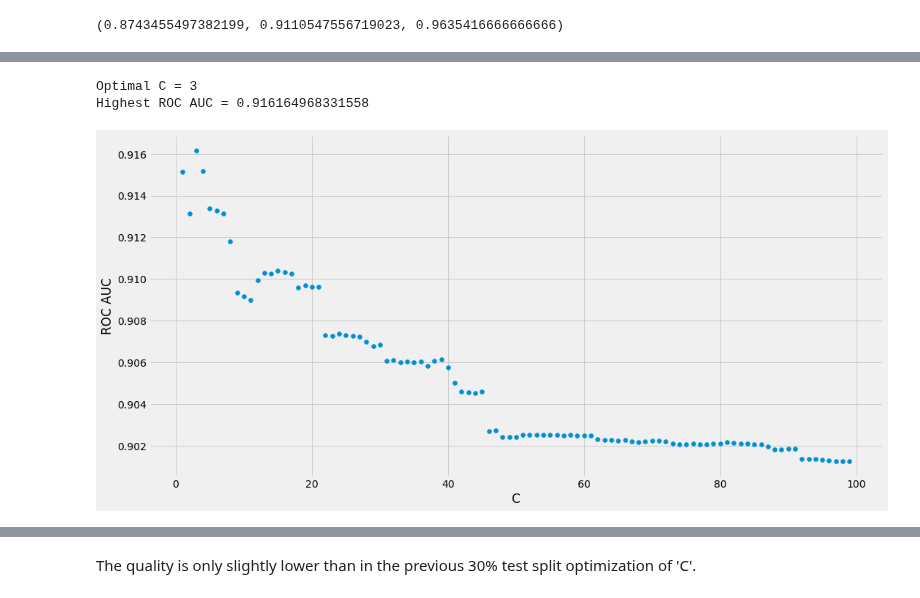
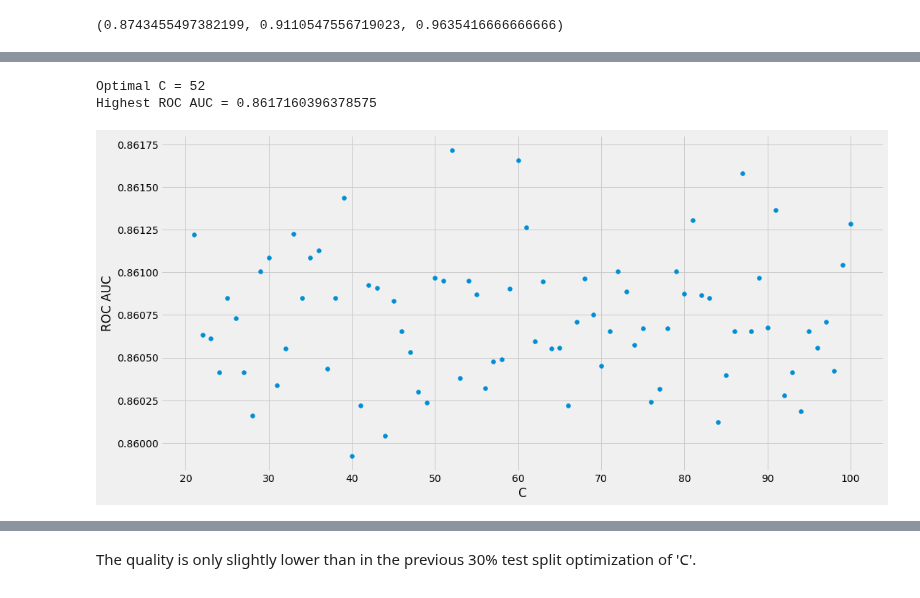
Before and after one commit to ysereda/Springboard, a Jupyter notebook: Capstone2_CustomerChurn.ipynb, the cells around one changed output, grey strips where cells are left out. Drawn from its saved outputs; the diff is of its cells as text; code cells hidden in the pictures.

```diff
--- a/Capstone2_CustomerChurn.ipynb
+++ b/Capstone2_CustomerChurn.ipynb
@@ -1989,0 +2610,12 @@ def opt_C_accuracy(Cmin,Cmax,Cstep):
+# %%
+Rocauc = pd.read_csv('data/LR_C.csv') #read
+idx_opt = np.argmax(Rocauc['ROC AUC'])
+C_opt = round(Rocauc['C'].iloc[idx_opt],4)
+print('Optimal C =', C_opt)
+rocauc_opt = round(Rocauc['ROC AUC'].iloc[idx_opt],5)
+print('Highest ROC AUC =',rocauc_opt)
+
+fig, axs = plt.subplots(figsize = (16,8))
+plt.scatter(Rocauc['C'],Rocauc['ROC AUC']);
+plt.xlabel('C');
+plt.ylabel('ROC AUC');
@@ -2010,7 +2699,7 @@ Highest accuracy = 0.9094076655052264
 # %%
 print('Optimized C in Logistic Regression with 30% test split:')
-C_opt = 1.55
-lr_C = LogisticRegression(C=C_opt, random_state=0, max_iter=3000).fit(X_train, y_train) # Create and train model using training set
+C_opt = 3.644
+lr_C = LogisticRegression(C=C_opt, random_state=0, max_iter=8000).fit(X_train, y_train) # Create and train model using training set
 pred_C = lr_C.predict(X_test) # predicted values
 tn,fp,fn,tp = confusion_matrix_plot(y_test, pred_C)
 metrics(X_test, y_test, lr_C, tn,fp,fn,tp)
@@ -2046,7 +2737,7 @@ A more reliable way of validating the model and optimizing its parameters is by
 # %%
 from sklearn.model_selection import cross_val_score
 print("Example of cross-validation:")
-lr_cv = LogisticRegression(random_state=0) #solver='liblinear'
+lr_cv = LogisticRegression(random_state=0, max_iter=10000) #solver='liblinear'
 scores = cross_val_score(lr_cv, X, y, cv=10) #X_train, y_train
 print('Cross-Validation Accuracy Scores', scores)
 scores.min(), scores.mean(), scores.max()
@@ -2058,10 +2749,11 @@ Cross-Validation Accuracy Scores [0.96354167 0.921875   0.91099476 0.91623037 0.
 # %%
 def optCV_C_rocauc(Cmin,Cmax,Cstep, solver='lbfgs'):
     '''Optimize regularization parameter C by maximizing accuracy in Logistic Regression with 10-fold Cross-Validation.'''
+    global rocauc
     rocauc = pd.DataFrame({'C':[],'ROC AUC':[]})
     rocauc_opt = 0
     for C in np.arange(Cmin, Cmax+Cstep, Cstep):
-        lr_cv = LogisticRegression(C=C, solver=solver, random_state=0, max_iter=3000).fit(X_train, y_train)
+        lr_cv = LogisticRegression(C=C, solver=solver, random_state=0, max_iter=8000).fit(X_train, y_train)
         metric = np.mean(cross_val_score(lr_cv, X, y, scoring='roc_auc', cv=10)) # accuracies of cv cross-validations
         rocauc = rocauc.append({'C':C,'ROC AUC':metric}, ignore_index=True)
         if rocauc_opt < metric:
@@ -2077,10 +2769,11 @@ def optCV_C_rocauc(Cmin,Cmax,Cstep, solver='lbfgs'):
 
 def optCV_C_accuracy(Cmin,Cmax,Cstep, solver='lbfgs'):
     '''Optimize regularization parameter C in Logistic Regression with 10-fold Cross-Validation'''
+    global accuracy
     accuracy = pd.DataFrame({'C':[],'Accuracy':[]})
     acc_opt = 0
     for C in np.arange(Cmin, Cmax+Cstep, Cstep):
-        log_reg_cv = LogisticRegression(C=C, solver=solver, max_iter=3000, random_state=0) #liblinear
+        log_reg_cv = LogisticRegression(C=C, solver=solver, max_iter=8000, random_state=0) #liblinear
         scores = cross_val_score(log_reg_cv, X, y, cv=10) # accuracies of cv cross-validations
         acc = scores.mean()
         accuracy = accuracy.append({'C':C,'Accuracy':acc}, ignore_index=True)
@@ -2097,6 +2817,6 @@ def optCV_C_accuracy(Cmin,Cmax,Cstep, solver='lbfgs'):
 # %%
-optCV_C_rocauc(1, 100, 1)
+optCV_C_rocauc(21, 100, 1)
 # %% [output]
-Optimal C = 3
-Highest ROC AUC = 0.916164968331558
+Optimal C = 52
+Highest ROC AUC = 0.8617160396378575
-[figure, old version]
+[figure, new version]
```
Also changed, not shown: parts of 246 cells of this notebook, 2 other files.
